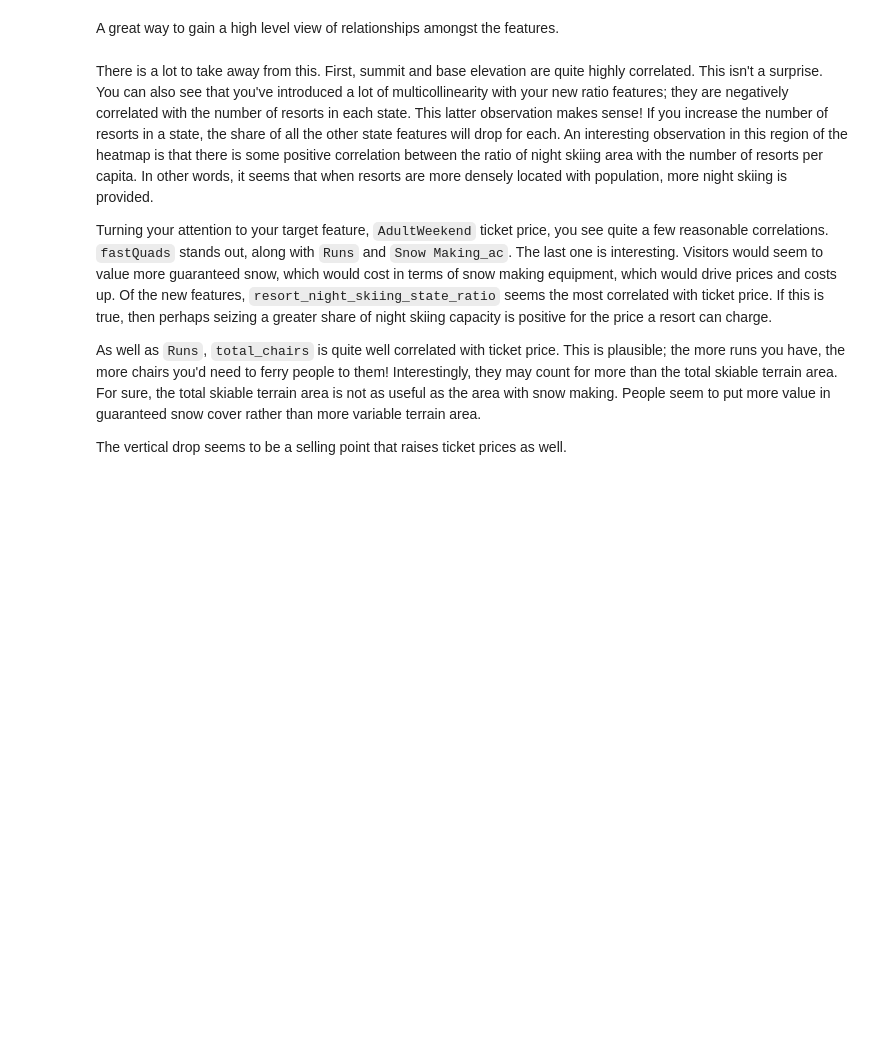
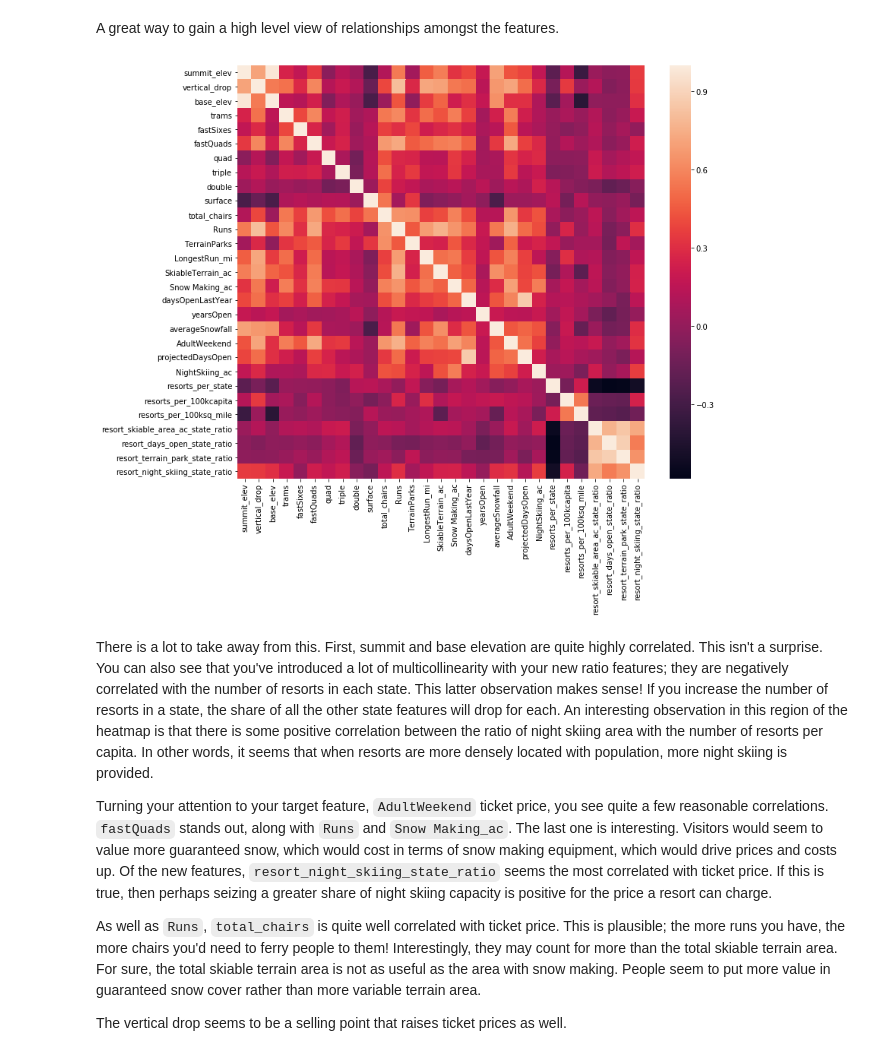
Before and after one commit to lestinj/DataScienceGuidedCapstone, a Jupyter notebook: Notebooks/03_exploratory_data_analysis.ipynb, the cells around one changed output. Cells and saved outputs as stored; diff of their text form; code cells hidden in the pictures; blank space fills up the shorter version.

```diff
--- a/Notebooks/03_exploratory_data_analysis.ipynb
+++ b/Notebooks/03_exploratory_data_analysis.ipynb
@@ -725,9 +800,11 @@ A great way to gain a high level view of relationships amongst the features.
 # %%
 #Code task 12#
 #Show a seaborn heatmap of correlations in ski_data
 #Hint: call pandas' `corr()` method on `ski_data` and pass that into `sns.heatmap`
 plt.subplots(figsize=(12,10))
-sns.___(ski_data.___);
+sns.heatmap(ski_data.corr());
+# %% [output]
+[figure, added]
 # %% [markdown]
 There is a lot to take away from this. First, summit and base elevation are quite highly correlated. This isn't a surprise. You can also see that you've introduced a lot of multicollinearity with your new ratio features; they are negatively correlated with the number of resorts in each state. This latter observation makes sense! If you increase the number of resorts in a state, the share of all the other state features will drop for each. An interesting observation in this region of the heatmap is that there is some positive correlation between the ratio of night skiing area with the number of resorts per capita. In other words, it seems that when resorts are more densely located with population, more night skiing is provided.
 
```
Also changed, not shown: parts of 13 cells of this notebook, 1 other file.
